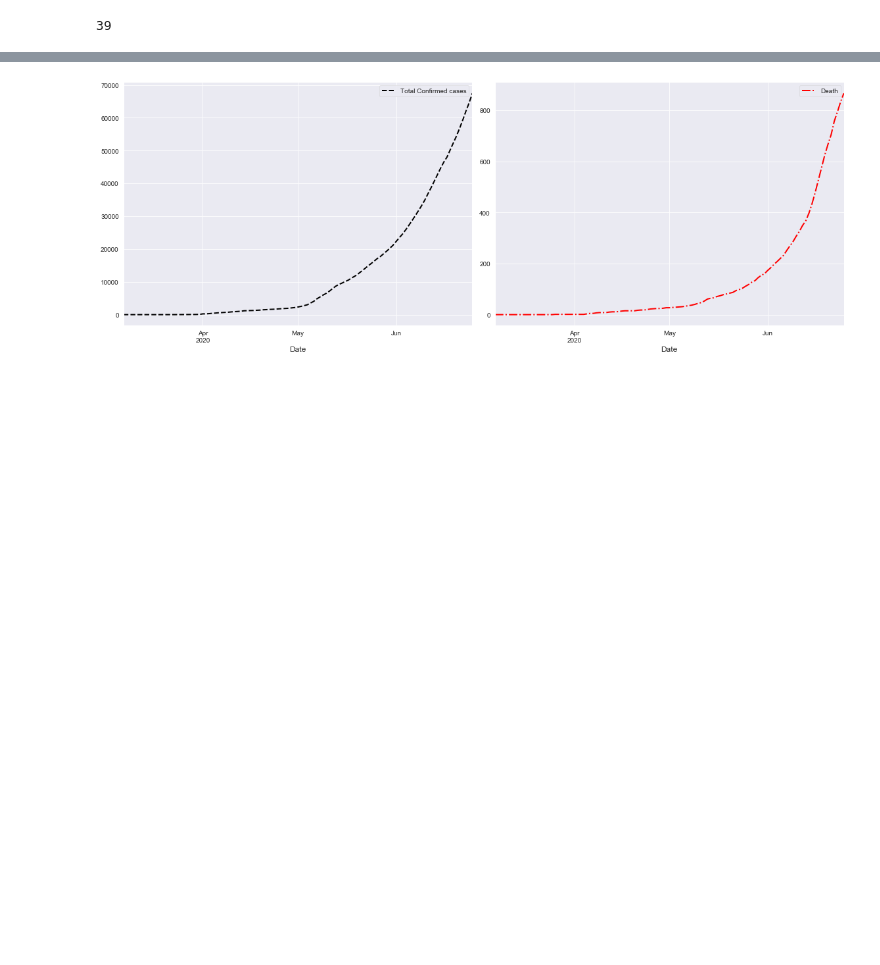
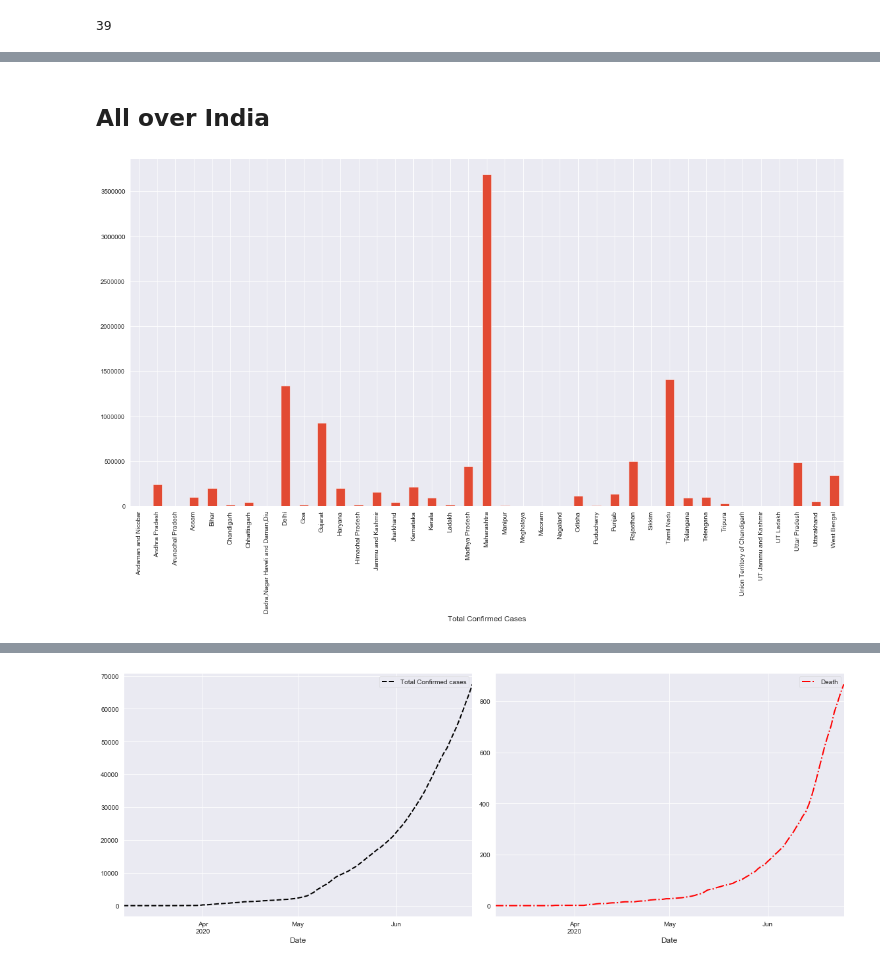
Before and after one commit to Nascent-bot/Covid19, a Jupyter notebook: CoronaVirusDataAnalysis.ipynb, the cells around one changed output, grey strips where cells are left out. Saved outputs shown, nothing was run; the diff lists cells and outputs as text; code cells hidden in the pictures; blank space fills up the shorter version.

Commit message:
Visualizations done

```diff
--- a/CoronaVirusDataAnalysis.ipynb
+++ b/CoronaVirusDataAnalysis.ipynb
@@ -90,3 +80,5 @@ len(df['Name of State / UT'].value_counts())
 # %%
 plt.style.use('ggplot')
 sns.set_style('darkgrid')
+# %%
+india=df.groupby('Name of State / UT').sum()
@@ -92,0 +87,14 @@ sns.set_style('darkgrid')
+# %%
+states=['Andaman and Nicobar', 'Andhra Pradesh', 'Arunachal Pradesh',
+       'Assam', 'Bihar', 'Chandigarh', 'Chhattisgarh',
+       'Dadra,Nagar Haveli and Daman,Diu', 'Delhi', 'Goa', 'Gujarat',
+       'Haryana', 'Himachal Pradesh', 'Jammu and Kashmir', 'Jharkhand',
+       'Karnataka', 'Kerala', 'Ladakh', 'Madhya Pradesh', 'Maharashtra',
+       'Manipur', 'Meghalaya', 'Mizoram', 'Nagaland', 'Odisha', 'Puducherry',
+       'Punjab', 'Rajasthan', 'Sikkim', 'Tamil Nadu', 'Telangana', 'Telengana',
+       'Tripura', 'Union Territory of Chandigarh',
+       'UT Jammu and Kashmir', 'UT Ladakh',
+       'Uttar Pradesh', 'Uttarakhand', 'West Bengal']
+# %%
+india.index_col=states
+india.tail()
@@ -92,0 +108,8 @@ sns.set_style('darkgrid')
+# %% [markdown]
+## All over India
+# %%
+plt.figure(figsize=(20,10))
+india['Total Confirmed cases'][:].plot(kind='bar')
+plt.xlabel("Total Confirmed Cases");
+# %% [output]
+[figure, added]
```
Also changed, not shown: parts of 16 cells of this notebook.
